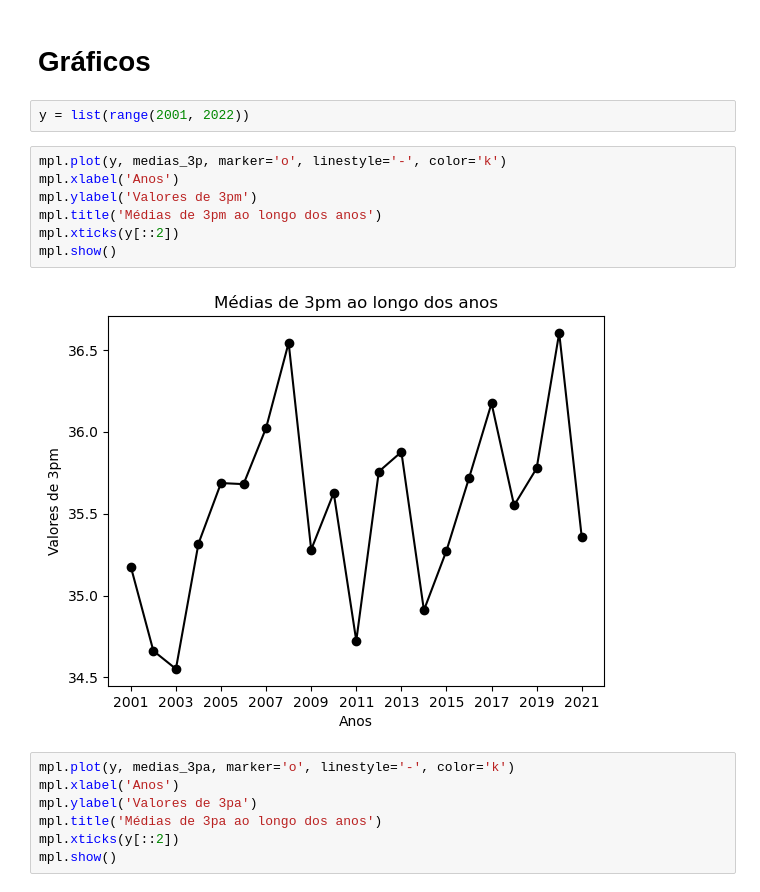
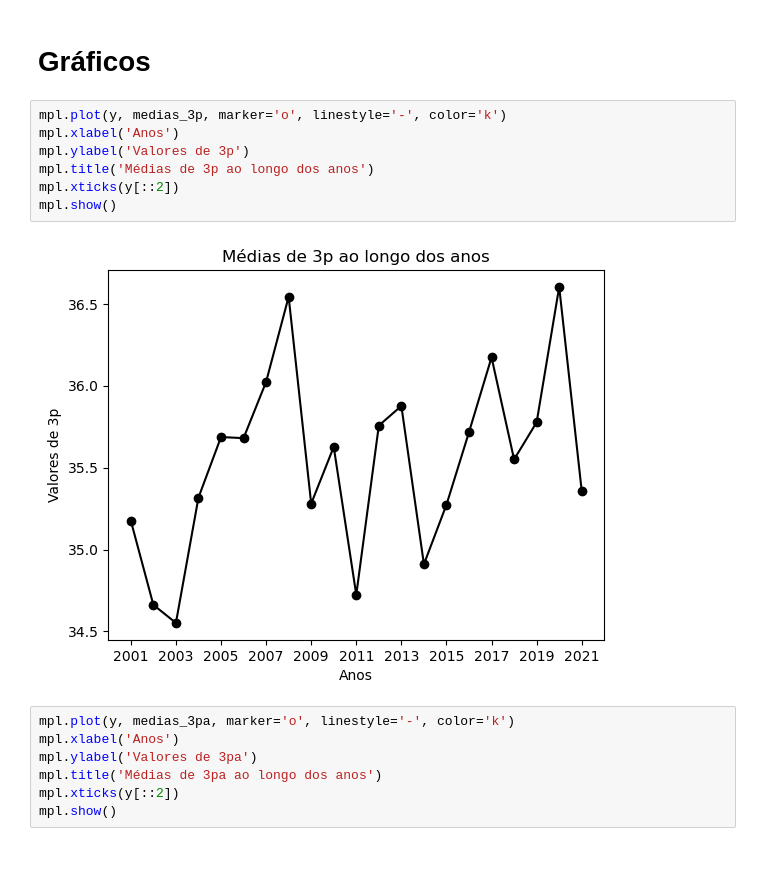
Before and after one commit to herozandn/DataScience, a Jupyter notebook: Untitled.ipynb, the cells around one changed output. Saved outputs shown, nothing was run; the diff lists cells and outputs as text; blank space fills up the shorter version.

```diff
--- a/Untitled.ipynb
+++ b/Untitled.ipynb
@@ -114,17 +127,15 @@ for aba in tabela.sheet_names:
     medias_fg.append(media)
 # %% [markdown]
 # Gráficos
-# %%
-y = list(range(2001, 2022))
 # %%
 mpl.plot(y, medias_3p, marker='o', linestyle='-', color='k')
 mpl.xlabel('Anos')
-mpl.ylabel('Valores de 3pm')
-mpl.title('Médias de 3pm ao longo dos anos')
+mpl.ylabel('Valores de 3p')
+mpl.title('Médias de 3p ao longo dos anos')
 mpl.xticks(y[::2])
 mpl.show()
 # %% [output]
-[figure, old version]
+[figure, new version]
 # %%
 mpl.plot(y, medias_3pa, marker='o', linestyle='-', color='k')
 mpl.xlabel('Anos')
```
Also changed, not shown: parts of 9 cells of this notebook, 1 other file.
